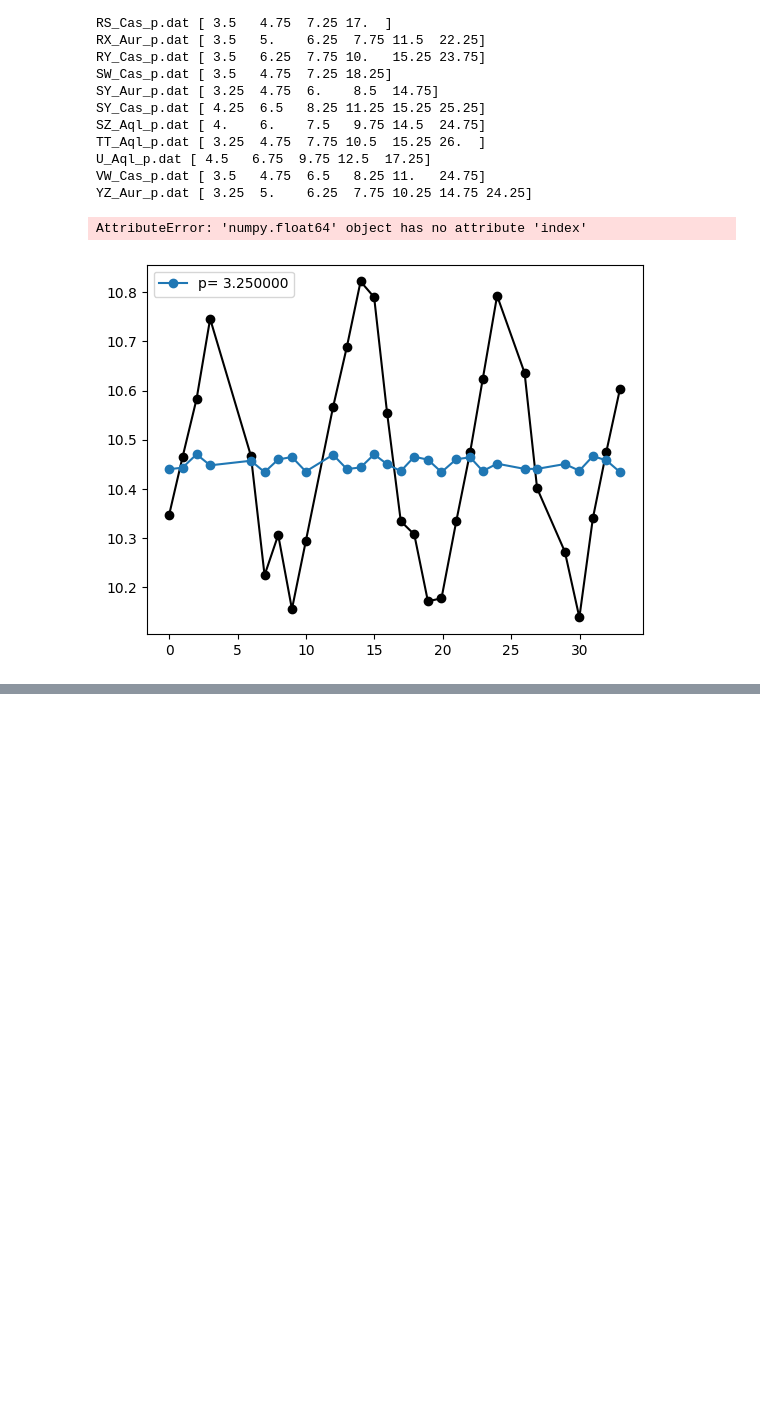
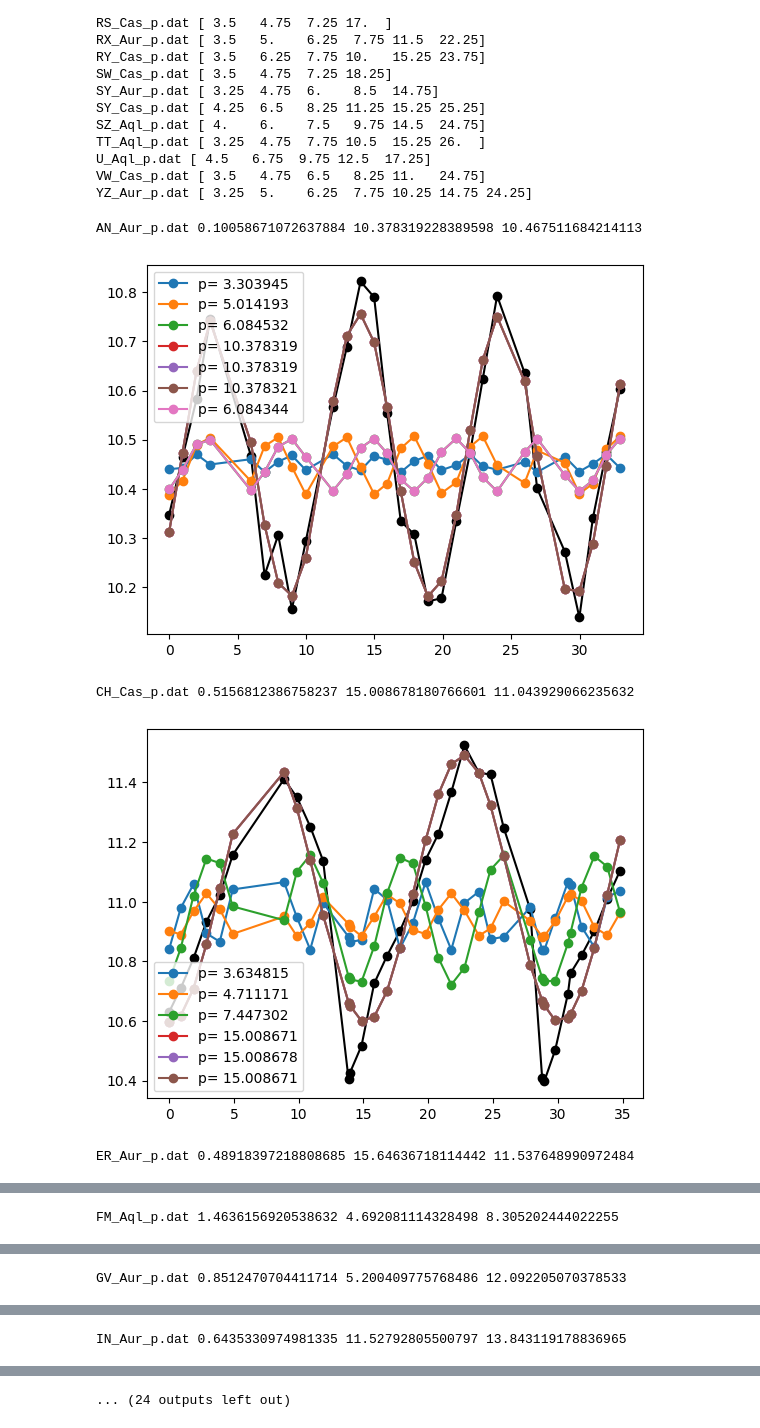
Before and after one commit to lewismcnish/Astronomy, a Jupyter notebook: Cepheid_Variables/Ceipheid.ipynb, the cells around one changed output, grey strips where cells are left out. Cells and saved outputs as stored; diff of their text form; code cells hidden in the pictures; blank space fills up the shorter version.

```diff
--- a/Cepheid_Variables/Ceipheid.ipynb
+++ b/Cepheid_Variables/Ceipheid.ipynb
@@ -108,38 +108,58 @@ YZ_Aur_p.dat [ 3.25  5.    6.25  7.75 10.25 14.75 24.25]
 # %%
 def func(t, m_v, phi,m_v0,P):
     return m_v0+m_v*(np.sin((2*np.pi*t/P) +phi))
 
 chi_values = []
+final_chi = []
+final_period = []
+final_apparent_visual_magnitude = []
 
 for file in file_list:
     filename = path + file
     chilist = []
+    fitted_period = []
+    apparent_visual_magnitude = []
     time, v_mag = np.loadtxt(filename, unpack = True, usecols = [0,1])
     relative_time = time - time[0]
     power = cv.powerSpectrum(relative_time, v_mag, periods)
     peaks_indices, _ = find_peaks(power, distance=5)
     peaks_periods = periods[peaks_indices]
     chi_test = 20
     plt.figure()
 
     plt.plot(relative_time, v_mag, 'o-', color = 'black')
     for i in peaks_periods:
         m_v = (np.max(v_mag)-np.min(v_mag)/2)
         m_v0 = (np.sum(v_mag)/v_mag.size)
         relative_time = (time - time[0])
         popt, _ = scipy.optimize.curve_fit(func, relative_time, v_mag, p0 = [m_v0,m_v,1,i], maxfev = 50000)
-        plt.plot(relative_time, func(relative_time, popt[0], popt[1], popt[2], i), 'o-', label = f'p= {i:2f}' )
+        plt.plot(relative_time, func(relative_time, popt[0], popt[1], popt[2], popt[3]), 'o-', label = f'p= {popt[3]:2f}' )
         plt.legend()
         chi = np.sum((v_mag-func(relative_time, popt[0], popt[1], popt[2], i))**2)
         chilist.append(chi)
+        fitted_period.append(popt[3])
 
-        i.index(mins)
+        apparent_visual_magnitude.append(popt[2])
 
-        mins = []
-        for j in chi_values:
-            mins.append(np.min(j))
+    #print(chilist,fitted_period)
+    chilist_array = np.array((chilist))
+    min_chilist_array = np.min(chilist_array)
+    fitted_period_array = np.array(fitted_period)
+    apparent_visual_magnitude_array = np.array(apparent_visual_magnitude)
+    print(file,np.min(chilist_array),fitted_period_array[np.argmin(chilist_array)],apparent_visual_magnitude_array[np.argmin(chilist_array)])
+    plt.show()
+    final_chi.append(np.min(chilist_array))
+    final_period.append(fitted_period_array[np.argmin(chilist_array)])
+    final_apparent_visual_magnitude.append(apparent_visual_magnitude_array[np.argmin(chilist_array)])
 
-    chi_values.append(chilist)
+
+
+
+
+    star_data = {'file': file_list,"chi": final_chi, 'period': final_period, 'apparent_visual_magnitude': final_apparent_visual_magnitude}
 # %% [output]
-AttributeError: 'numpy.float64' object has no attribute 'index'
+AN_Aur_p.dat 0.10058671072637884 10.378319228389598 10.467511684214113
-[figure, old version]
+[figure, new version]
+CH_Cas_p.dat 0.5156812386758237 15.008678180766601 11.043929066235632
+[figure, added]
+ER_Aur_p.dat 0.48918397218808685 15.64636718114442 11.537648990972484
@@ -145,0 +167 @@ AttributeError: 'numpy.float64' object has no attribute 'index'
+FM_Aql_p.dat 1.4636156920538632 4.692081114328498 8.305202444022255
@@ -145,0 +169 @@ AttributeError: 'numpy.float64' object has no attribute 'index'
+GV_Aur_p.dat 0.8512470704411714 5.200409775768486 12.092205070378533
@@ -145,0 +171 @@ AttributeError: 'numpy.float64' object has no attribute 'index'
+IN_Aur_p.dat 0.6435330974981335 11.52792805500797 13.843119178836965
@@ -145,0 +173 @@ AttributeError: 'numpy.float64' object has no attribute 'index'
+... (24 outputs left out)
```
Also changed, not shown: parts of 11 cells of this notebook, 2 other files.
